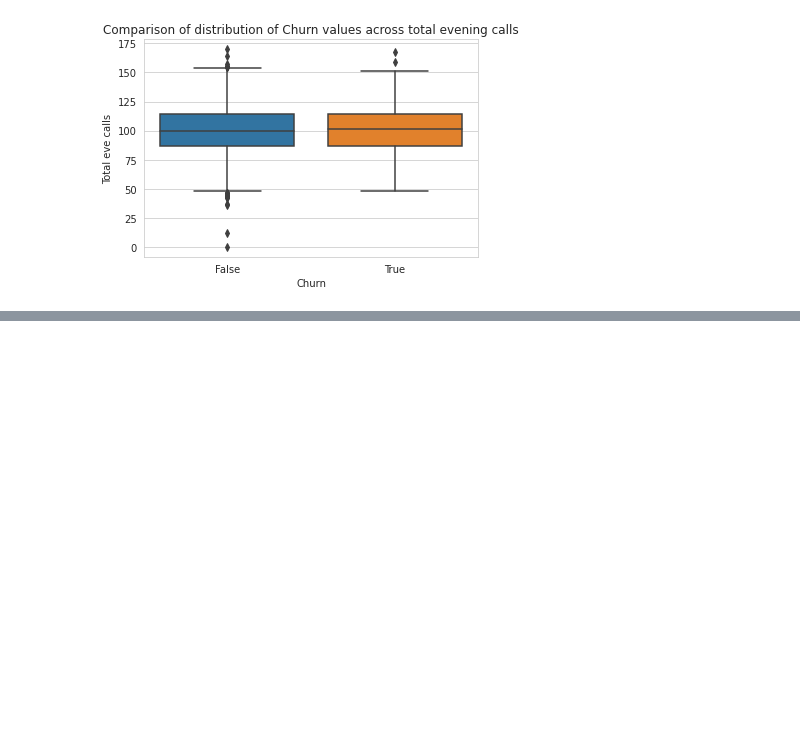
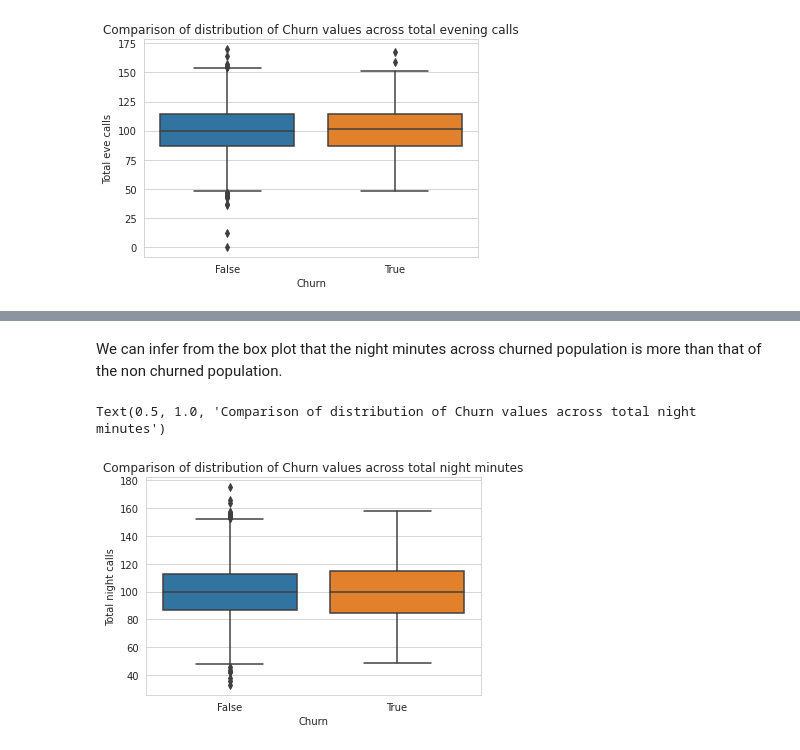
Before and after one commit to ShubhamCDgithub/Telecom-Churn-Analysis, a Jupyter notebook: Telecom_Churn_Analysis_Capstone_Project.ipynb, the cells around one changed output, grey strips where cells are left out. Drawn from its saved outputs; the diff is of its cells as text; code cells hidden in the pictures; blank space fills up the shorter version.

```diff
--- a/Telecom_Churn_Analysis_Capstone_Project.ipynb
+++ b/Telecom_Churn_Analysis_Capstone_Project.ipynb
@@ -474,0 +485,7 @@ Text(0.5, 1.0, 'Comparison of distribution of Churn values across total evening
+# %% [markdown]
+We can infer from the box plot that the night minutes across churned population is more than that of the non churned population.
+# %%
+sns.boxplot(x = 'Churn', y = 'Total night calls', data =df).set_title('Comparison of distribution of Churn values across total night minutes')
+# %% [output]
+Text(0.5, 1.0, 'Comparison of distribution of Churn values across total night minutes')
+[figure, added]
```
Also changed, not shown: parts of 8 cells of this notebook.
